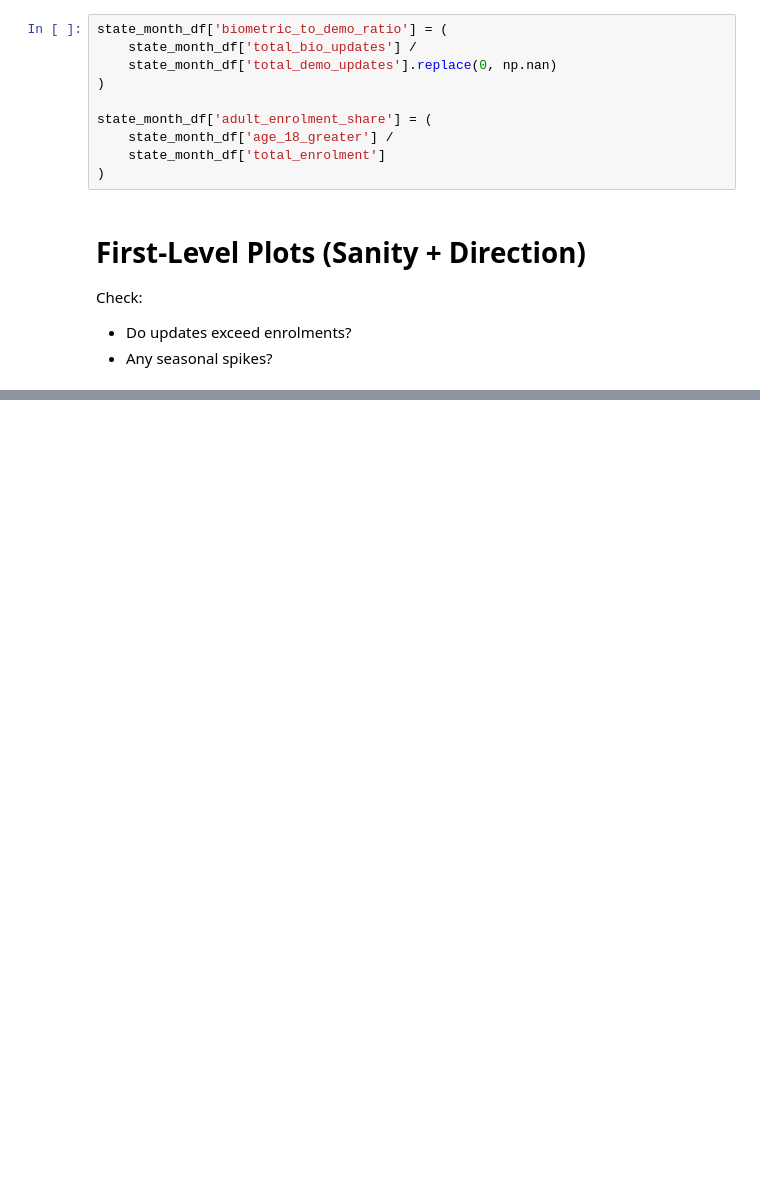
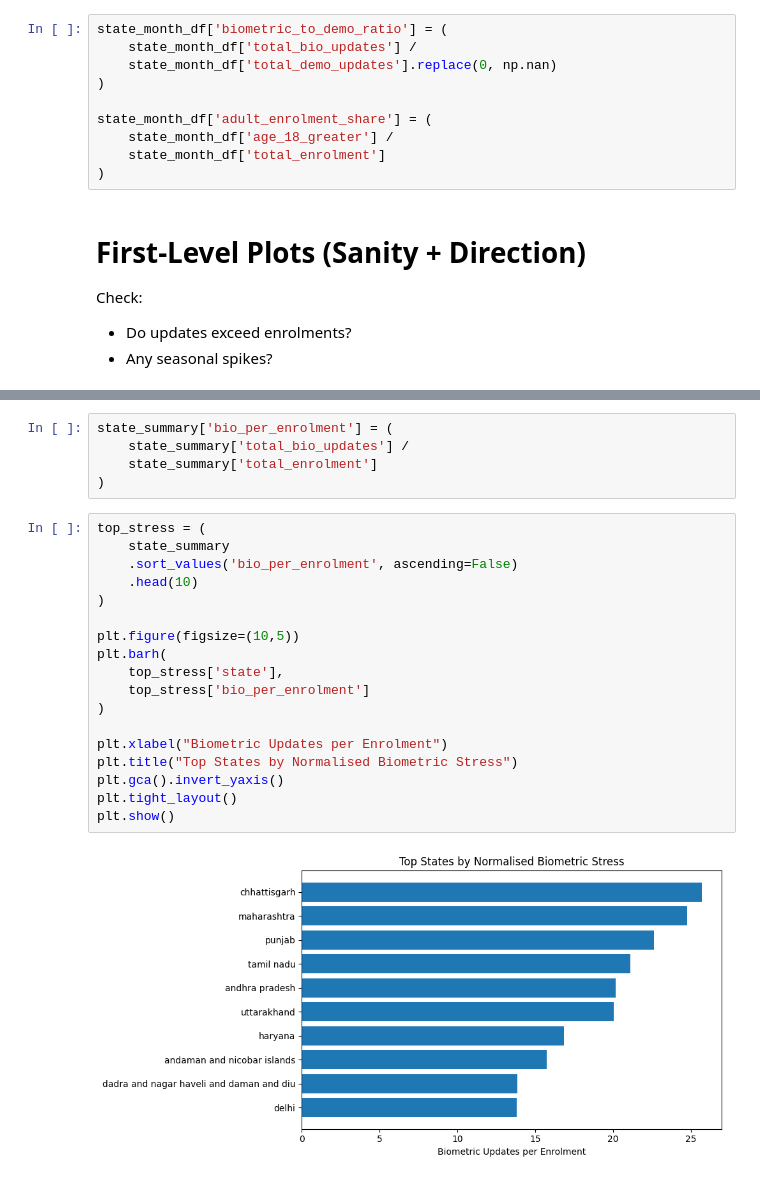
Before and after one commit to Subhoshri/UIDAI-Aadhar-Hackathon, a Jupyter notebook: 02_feature_engineering_and_eda.ipynb, the cells around one changed output, grey strips where cells are left out. Saved outputs shown, nothing was run; the diff lists cells and outputs as text; blank space fills up the shorter version.

```diff
--- a/02_feature_engineering_and_eda.ipynb
+++ b/02_feature_engineering_and_eda.ipynb
@@ -150,0 +343,25 @@ state_summary.head(10)
+# %%
+state_summary['bio_per_enrolment'] = (
+    state_summary['total_bio_updates'] /
+    state_summary['total_enrolment']
+)
+# %%
+top_stress = (
+    state_summary
+    .sort_values('bio_per_enrolment', ascending=False)
+    .head(10)
+)
+
+plt.figure(figsize=(10,5))
+plt.barh(
+    top_stress['state'],
+    top_stress['bio_per_enrolment']
+)
+
+plt.xlabel("Biometric Updates per Enrolment")
+plt.title("Top States by Normalised Biometric Stress")
+plt.gca().invert_yaxis()
+plt.tight_layout()
+plt.show()
+# %% [output]
+[figure, added]
```
Also changed, not shown: parts of 31 cells of this notebook, 1 other file.
